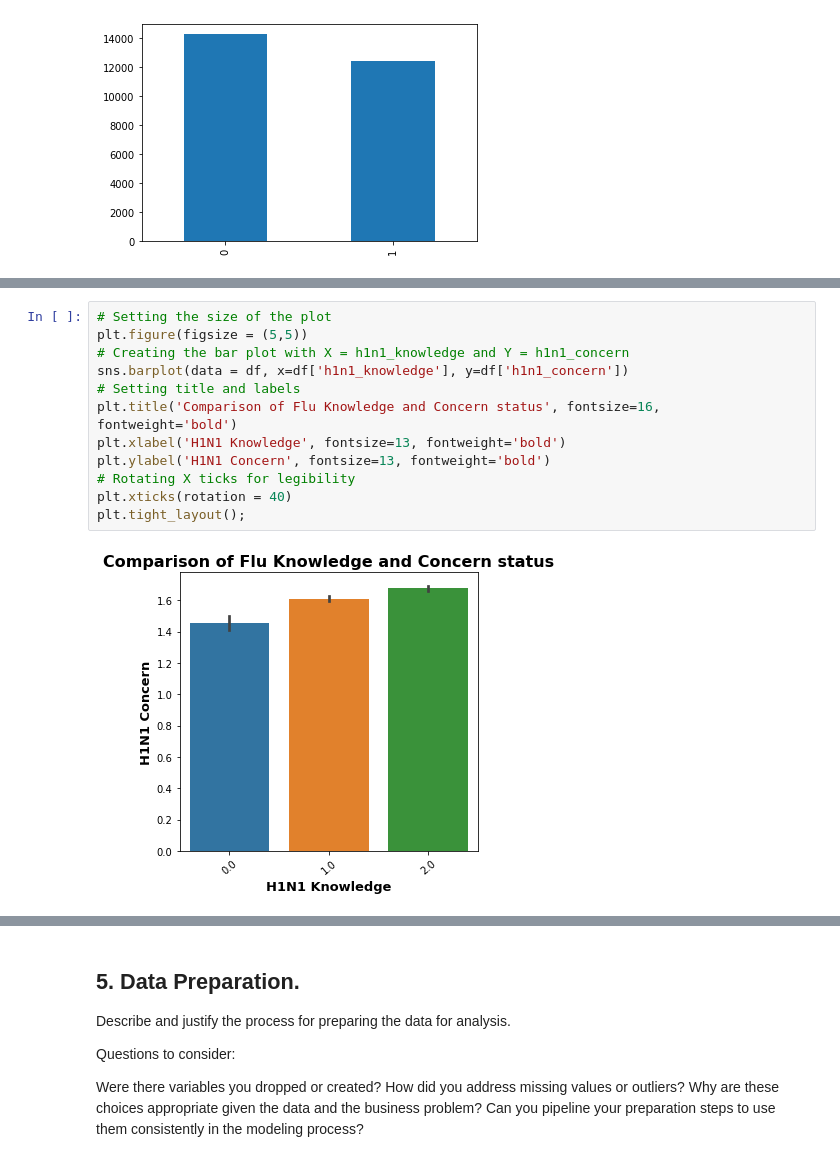
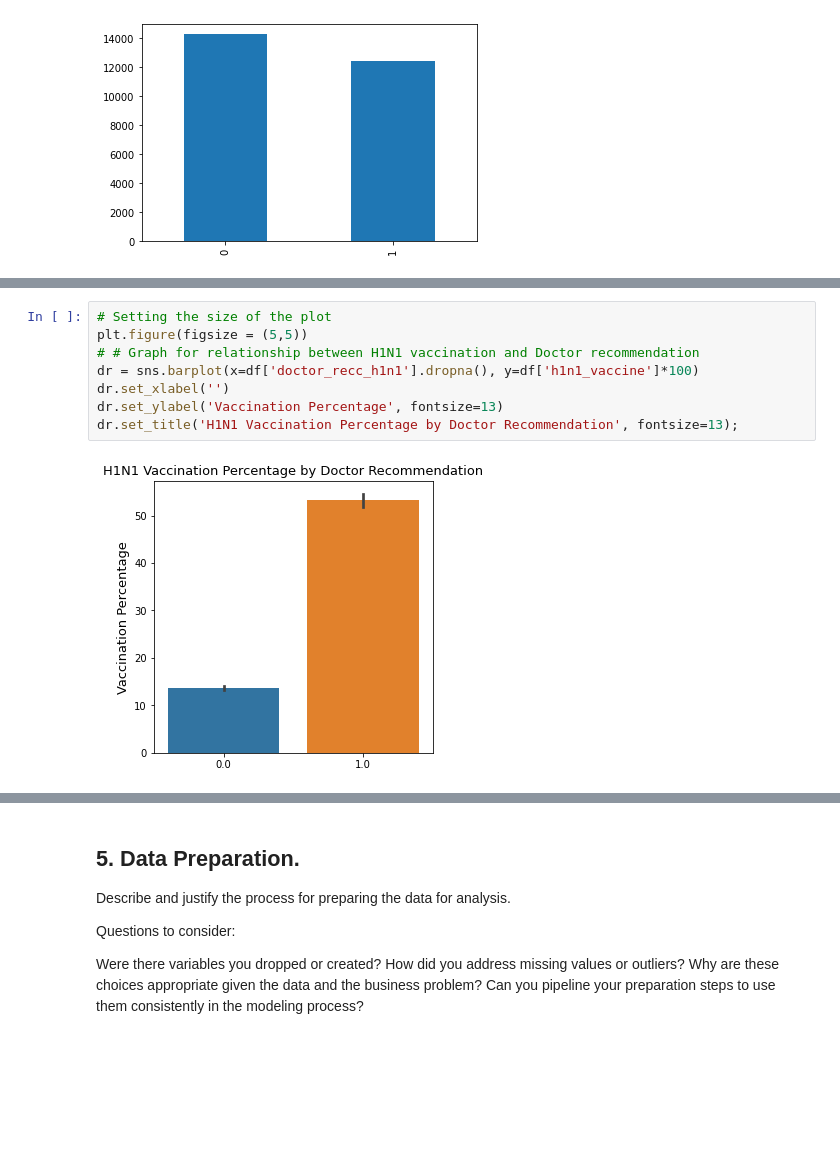
Before and after one commit to PETERNJUGU4/Njugu_Phase_3_Project, a Jupyter notebook: index.ipynb, the cells around one changed output, grey strips where cells are left out. Cells and saved outputs as stored; diff of their text form; blank space fills up the shorter version.

Commit message:
data preparation in readiness to do modelling

```diff
--- a/index.ipynb
+++ b/index.ipynb
@@ -380,14 +369,10 @@ plt.tight_layout();
-# %%
-# Setting the size of the plot
-plt.figure(figsize = (5,5))
-# Creating the bar plot with X = h1n1_knowledge and Y = h1n1_concern
-sns.barplot(data = df, x=df['h1n1_knowledge'], y=df['h1n1_concern'])
-# Setting title and labels
-plt.title('Comparison of Flu Knowledge and Concern status', fontsize=16, fontweight='bold')
-plt.xlabel('H1N1 Knowledge', fontsize=13, fontweight='bold')
-plt.ylabel('H1N1 Concern', fontsize=13, fontweight='bold')
-# Rotating X ticks for legibility
-plt.xticks(rotation = 40)
-plt.tight_layout();
-# %% [output]
-[figure, removed]
+# %%
+# Setting the size of the plot
+plt.figure(figsize = (5,5))
+# # Graph for relationship between H1N1 vaccination and Doctor recommendation
+dr = sns.barplot(x=df['doctor_recc_h1n1'].dropna(), y=df['h1n1_vaccine']*100)
+dr.set_xlabel('')
+dr.set_ylabel('Vaccination Percentage', fontsize=13)
+dr.set_title('H1N1 Vaccination Percentage by Doctor Recommendation', fontsize=13);
+# %% [output]
+[figure, added]
```
Also changed, not shown: parts of 15 cells of this notebook.
